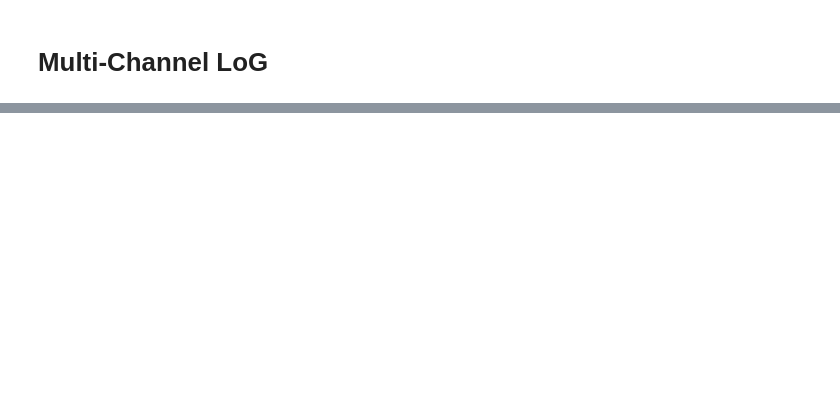
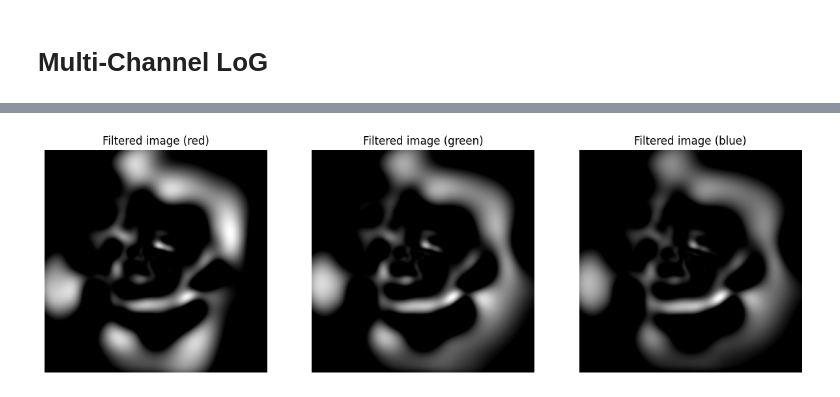
Before and after one commit to MichelleAppel/SCAPE, a Jupyter notebook: notebooks/test_modules.ipynb, the cells around one changed output, grey strips where cells are left out. Drawn from its saved outputs; the diff is of its cells as text; code cells hidden in the pictures; blank space fills up the shorter version.

```diff
--- a/notebooks/test_modules.ipynb
+++ b/notebooks/test_modules.ipynb
@@ -325,0 +332,83 @@ plt.show()
+# %%
+img_color = img_color.cuda()
+img_r = img_color[:, 0, :, :].unsqueeze(1)
+img_g = img_color[:, 1, :, :].unsqueeze(1)
+img_b = img_color[:, 2, :, :].unsqueeze(1)
+
+filtered_img_r = net(img_r, foa_xy)
+filtered_img_g = net(img_g, foa_xy)
+filtered_img_b = net(img_b, foa_xy)
+
+filtered_img = torch.cat([filtered_img_r, filtered_img_g, filtered_img_b], dim=1)
+
+
+# show
+plt.figure(figsize=(15, 5))
+plt.subplot(1, 3, 1)
+plt.imshow(filtered_img_r[0][0].clip(0, None).squeeze().cpu().detach().numpy(), cmap='gray')
+plt.axis('off')
+plt.title('Filtered image (red)')
+plt.subplot(1, 3, 2)
+plt.imshow(filtered_img_g[0][0].clip(0, None).squeeze().cpu().detach().numpy(), cmap='gray')
+plt.axis('off')
+plt.title('Filtered image (green)')
+plt.subplot(1, 3, 3)
+plt.imshow(filtered_img_b[0][0].clip(0, None).squeeze().cpu().detach().numpy(), cmap='gray')
+plt.axis('off')
+plt.title('Filtered image (blue)')
+plt.show()
+
+# combine the filtered images using sum, max and mean
+filtered_img_sum = filtered_img.sum(dim=1, keepdim=True).clip(0, None)
+filtered_img_sum = (filtered_img_sum - filtered_img_sum.min()) / (filtered_img_sum.max() - filtered_img_sum.min())
+filtered_img_max = filtered_img.max(dim=1, keepdim=True)[0].clip(0, None)
+filtered_img_max = (filtered_img_max - filtered_img_max.min()) / (filtered_img_max.max() - filtered_img_max.min())
+filtered_img_mean = filtered_img.mean(dim=1, keepdim=True).clip(0, None)
+filtered_img_mean = (filtered_img_mean - filtered_img_mean.min()) / (filtered_img_mean.max() - filtered_img_mean.min())
+
+# show
+plt.figure(figsize=(15, 5))
+plt.subplot(1, 3, 1)
+plt.imshow(filtered_img_sum[0][0].squeeze().cpu().detach().numpy(), cmap='gray')
+plt.axis('off')
+plt.title('Filtered image (sum)')
+plt.subplot(1, 3, 2)
+plt.imshow(filtered_img_max[0][0].squeeze().cpu().detach().numpy(), cmap='gray')
+plt.axis('off')
+plt.title('Filtered image (max)')
+plt.subplot(1, 3, 3)
+plt.imshow(filtered_img_mean[0][0].squeeze().cpu().detach().numpy(), cmap='gray')
+plt.axis('off')
+plt.title('Filtered image (mean)')
+plt.show()
+
+# phosphene images for the combined filtered images
+simulator.reset()
+stim_sum = simulator.sample_stimulus(filtered_img_sum[0][0].cuda(), rescale=True) * stim_weights * np.pi
+phos_img_sum = simulator(stim_sum).detach().cpu().numpy()
+
+simulator.reset()
+stim_max = simulator.sample_stimulus(filtered_img_max[0][0].cuda(), rescale=True) * stim_weights * np.pi
+phos_img_max = simulator(stim_max).detach().cpu().numpy()
+
+simulator.reset()
+stim_mean = simulator.sample_stimulus(filtered_img_mean[0][0].cuda(), rescale=True) * stim_weights * np.pi
+phos_img_mean = simulator(stim_mean).detach().cpu().numpy()
+
+# show
+plt.figure(figsize=(15, 5))
+plt.subplot(1, 3, 1)
+plt.imshow(phos_img_sum, cmap='gray')
+plt.axis('off')
+plt.title('Phosphene image (sum)')
+plt.subplot(1, 3, 2)
+plt.imshow(phos_img_max, cmap='gray')
+plt.axis('off')
+plt.title('Phosphene image (max)')
+plt.subplot(1, 3, 3)
+plt.imshow(phos_img_mean, cmap='gray')
+plt.axis('off')
+plt.title('Phosphene image (mean)')
+plt.show()
+# %% [output]
+[figure, added]
```
Also changed, not shown: parts of 12 cells of this notebook, 4 other files.
